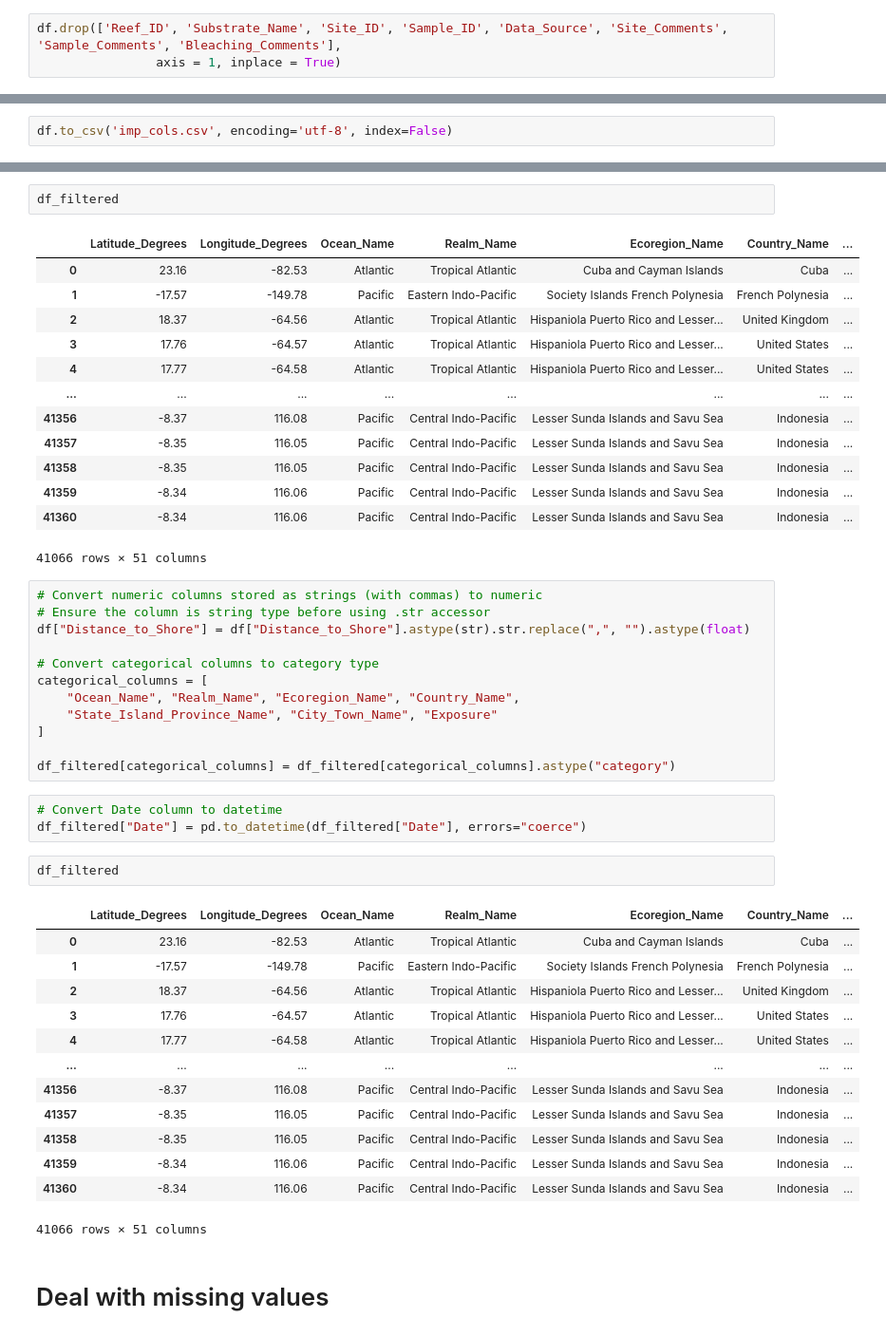
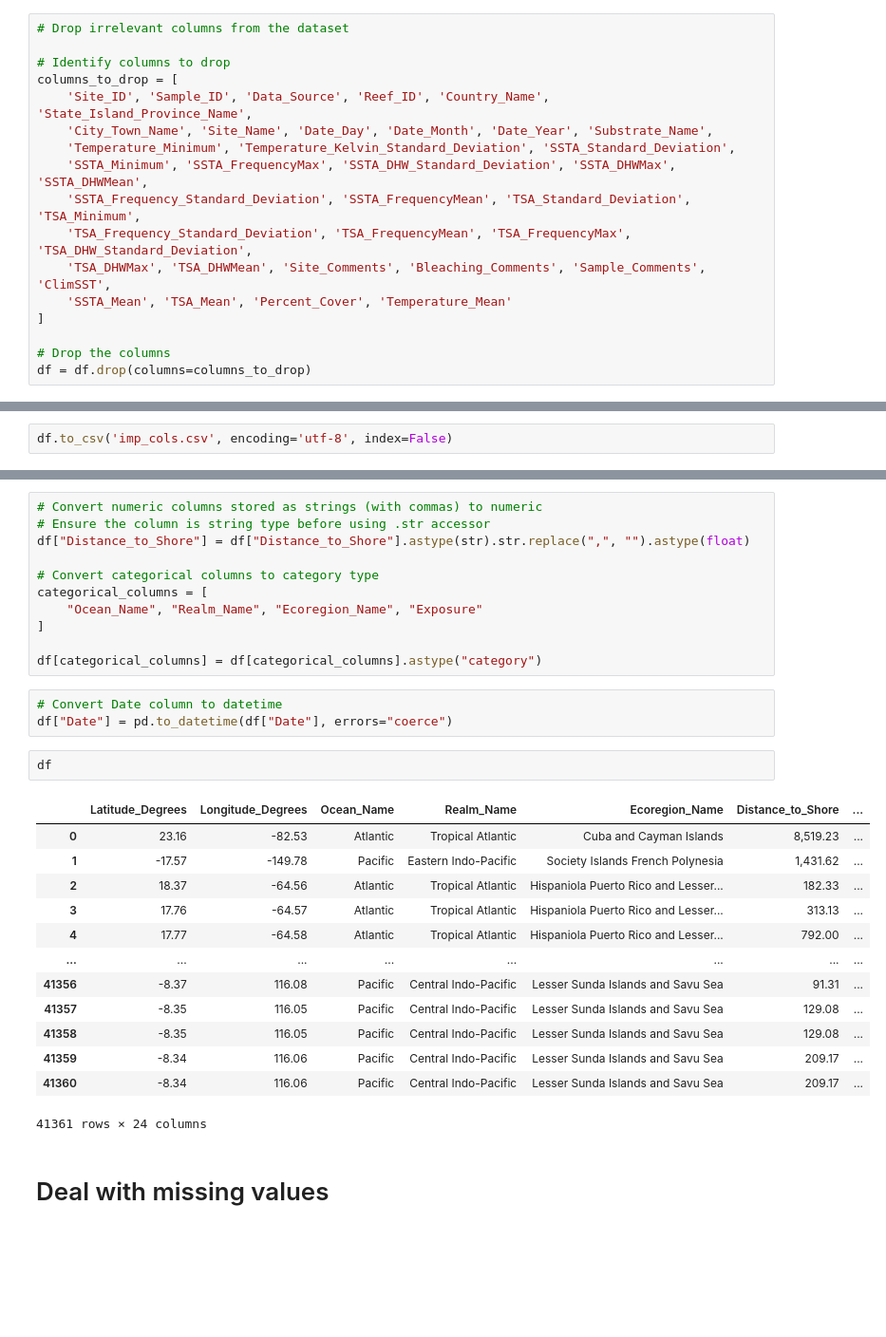
Before and after one commit to xlumzee/Temperature-and-Coral-Bleaching, a Jupyter notebook: notebooks/DataPreprocessing.ipynb, the cells around one changed output, grey strips where cells are left out. Shown at 95% size. Cells and saved outputs as stored; diff of their text form; blank space fills up the shorter version.

```diff
--- a/notebooks/DataPreprocessing.ipynb
+++ b/notebooks/DataPreprocessing.ipynb
@@ -128,4 +148,18 @@ Reef_id, Substrate_Name, Site_Id, Sample_Id, Data_Source, Site_Comments, Sample_
 # %%
-df.drop(['Reef_ID', 'Substrate_Name', 'Site_ID', 'Sample_ID', 'Data_Source', 'Site_Comments', 'Sample_Comments', 'Bleaching_Comments'],
-                axis = 1, inplace = True)
+# Drop irrelevant columns from the dataset
+
+# Identify columns to drop
+columns_to_drop = [
+    'Site_ID', 'Sample_ID', 'Data_Source', 'Reef_ID', 'Country_Name', 'State_Island_Province_Name',
+    'City_Town_Name', 'Site_Name', 'Date_Day', 'Date_Month', 'Date_Year', 'Substrate_Name',
+    'Temperature_Minimum', 'Temperature_Kelvin_Standard_Deviation', 'SSTA_Standard_Deviation',
+    'SSTA_Minimum', 'SSTA_FrequencyMax', 'SSTA_DHW_Standard_Deviation', 'SSTA_DHWMax', 'SSTA_DHWMean',
+    'SSTA_Frequency_Standard_Deviation', 'SSTA_FrequencyMean', 'TSA_Standard_Deviation', 'TSA_Minimum',
+    'TSA_Frequency_Standard_Deviation', 'TSA_FrequencyMean', 'TSA_FrequencyMax', 'TSA_DHW_Standard_Deviation',
+    'TSA_DHWMax', 'TSA_DHWMean', 'Site_Comments', 'Bleaching_Comments', 'Sample_Comments', 'ClimSST',
+    'SSTA_Mean', 'TSA_Mean', 'Percent_Cover', 'Temperature_Mean'
+]
+
+# Drop the columns
+df = df.drop(columns=columns_to_drop)
 # %%
@@ -221,19 +231,3 @@ memory usage: 15.7 MB
-# %%
-df_filtered
-# %% [output]
-|  | Latitude_Degrees | Longitude_Degrees | Ocean_Name | Realm_Name | Ecoregion_Name | Country_Name | ... |
-| 0 | 23.16 | -82.53 | Atlantic | Tropical Atlantic | Cuba and Cayman Islands | Cuba | ... |
-| 1 | -17.57 | -149.78 | Pacific | Eastern Indo-Pacific | Society Islands French Polynesia | French Polynesia | ... |
-| 2 | 18.37 | -64.56 | Atlantic | Tropical Atlantic | Hispaniola Puerto Rico and Lesser... | United Kingdom | ... |
-| 3 | 17.76 | -64.57 | Atlantic | Tropical Atlantic | Hispaniola Puerto Rico and Lesser... | United States | ... |
-| 4 | 17.77 | -64.58 | Atlantic | Tropical Atlantic | Hispaniola Puerto Rico and Lesser... | United States | ... |
-| ... | ... | ... | ... | ... | ... | ... | ... |
-| 41356 | -8.37 | 116.08 | Pacific | Central Indo-Pacific | Lesser Sunda Islands and Savu Sea | Indonesia | ... |
-| 41357 | -8.35 | 116.05 | Pacific | Central Indo-Pacific | Lesser Sunda Islands and Savu Sea | Indonesia | ... |
-| 41358 | -8.35 | 116.05 | Pacific | Central Indo-Pacific | Lesser Sunda Islands and Savu Sea | Indonesia | ... |
-| 41359 | -8.34 | 116.06 | Pacific | Central Indo-Pacific | Lesser Sunda Islands and Savu Sea | Indonesia | ... |
-| 41360 | -8.34 | 116.06 | Pacific | Central Indo-Pacific | Lesser Sunda Islands and Savu Sea | Indonesia | ... |
-41066 rows × 51 columns
 # %%
 # Convert numeric columns stored as strings (with commas) to numeric
 # Ensure the column is string type before using .str accessor
@@ -241,29 +235,28 @@ df["Distance_to_Shore"] = df["Distance_to_Shore"].astype(str).str.replace(",", "
 
 # Convert categorical columns to category type
 categorical_columns = [
-    "Ocean_Name", "Realm_Name", "Ecoregion_Name", "Country_Name",
-    "State_Island_Province_Name", "City_Town_Name", "Exposure"
+    "Ocean_Name", "Realm_Name", "Ecoregion_Name", "Exposure"
 ]
 
-df_filtered[categorical_columns] = df_filtered[categorical_columns].astype("category")
+df[categorical_columns] = df[categorical_columns].astype("category")
 # %%
 # Convert Date column to datetime
-df_filtered["Date"] = pd.to_datetime(df_filtered["Date"], errors="coerce")
+df["Date"] = pd.to_datetime(df["Date"], errors="coerce")
 # %%
-df_filtered
+df
 # %% [output]
-|  | Latitude_Degrees | Longitude_Degrees | Ocean_Name | Realm_Name | Ecoregion_Name | Country_Name | ... |
-| 0 | 23.16 | -82.53 | Atlantic | Tropical Atlantic | Cuba and Cayman Islands | Cuba | ... |
-| 1 | -17.57 | -149.78 | Pacific | Eastern Indo-Pacific | Society Islands French Polynesia | French Polynesia | ... |
-| 2 | 18.37 | -64.56 | Atlantic | Tropical Atlantic | Hispaniola Puerto Rico and Lesser... | United Kingdom | ... |
-| 3 | 17.76 | -64.57 | Atlantic | Tropical Atlantic | Hispaniola Puerto Rico and Lesser... | United States | ... |
-| 4 | 17.77 | -64.58 | Atlantic | Tropical Atlantic | Hispaniola Puerto Rico and Lesser... | United States | ... |
+|  | Latitude_Degrees | Longitude_Degrees | Ocean_Name | Realm_Name | Ecoregion_Name | Distance_to_Shore | ... |
+| 0 | 23.16 | -82.53 | Atlantic | Tropical Atlantic | Cuba and Cayman Islands | 8,519.23 | ... |
+| 1 | -17.57 | -149.78 | Pacific | Eastern Indo-Pacific | Society Islands French Polynesia | 1,431.62 | ... |
+| 2 | 18.37 | -64.56 | Atlantic | Tropical Atlantic | Hispaniola Puerto Rico and Lesser... | 182.33 | ... |
+| 3 | 17.76 | -64.57 | Atlantic | Tropical Atlantic | Hispaniola Puerto Rico and Lesser... | 313.13 | ... |
+| 4 | 17.77 | -64.58 | Atlantic | Tropical Atlantic | Hispaniola Puerto Rico and Lesser... | 792.00 | ... |
 | ... | ... | ... | ... | ... | ... | ... | ... |
-| 41356 | -8.37 | 116.08 | Pacific | Central Indo-Pacific | Lesser Sunda Islands and Savu Sea | Indonesia | ... |
-| 41357 | -8.35 | 116.05 | Pacific | Central Indo-Pacific | Lesser Sunda Islands and Savu Sea | Indonesia | ... |
-| 41358 | -8.35 | 116.05 | Pacific | Central Indo-Pacific | Lesser Sunda Islands and Savu Sea | Indonesia | ... |
-| 41359 | -8.34 | 116.06 | Pacific | Central Indo-Pacific | Lesser Sunda Islands and Savu Sea | Indonesia | ... |
-| 41360 | -8.34 | 116.06 | Pacific | Central Indo-Pacific | Lesser Sunda Islands and Savu Sea | Indonesia | ... |
+| 41356 | -8.37 | 116.08 | Pacific | Central Indo-Pacific | Lesser Sunda Islands and Savu Sea | 91.31 | ... |
+| 41357 | -8.35 | 116.05 | Pacific | Central Indo-Pacific | Lesser Sunda Islands and Savu Sea | 129.08 | ... |
+| 41358 | -8.35 | 116.05 | Pacific | Central Indo-Pacific | Lesser Sunda Islands and Savu Sea | 129.08 | ... |
+| 41359 | -8.34 | 116.06 | Pacific | Central Indo-Pacific | Lesser Sunda Islands and Savu Sea | 209.17 | ... |
+| 41360 | -8.34 | 116.06 | Pacific | Central Indo-Pacific | Lesser Sunda Islands and Savu Sea | 209.17 | ... |
-41066 rows × 51 columns
+41361 rows × 24 columns
 # %% [markdown]
 # Deal with missing values
```
Also changed, not shown: parts of 74 cells of this notebook, 3 other files.
